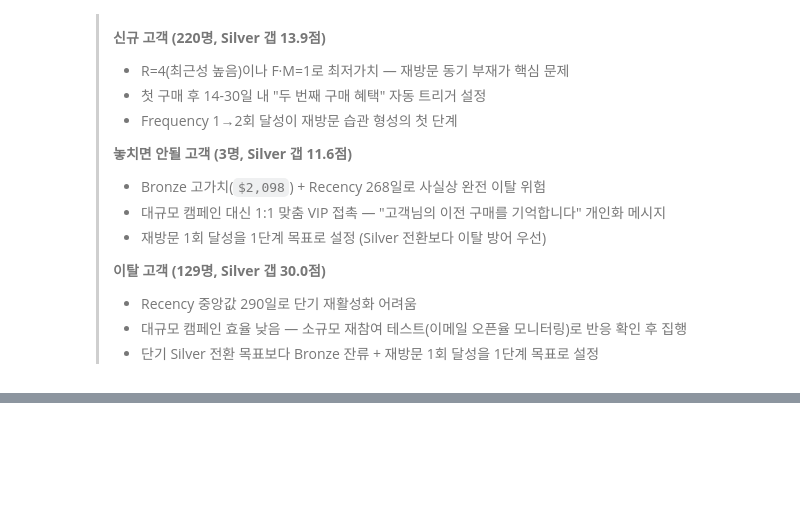
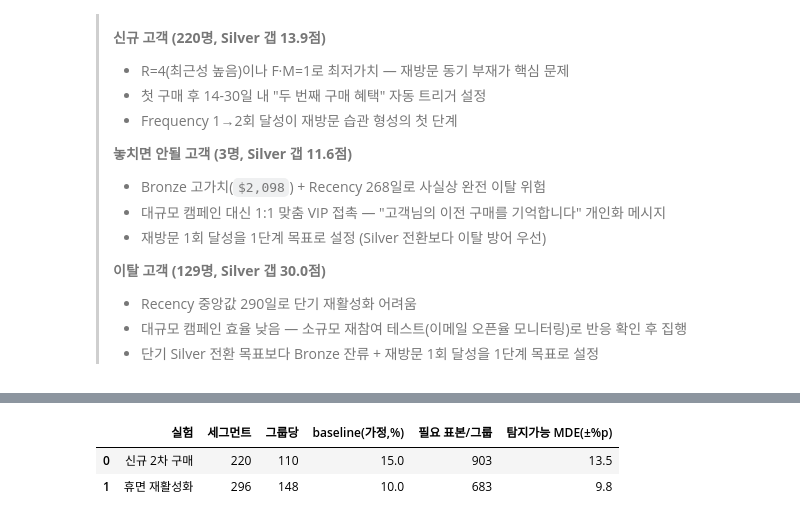
Before and after one commit to kth530/dacon_e_commerce, a Jupyter notebook: notebooks/04_segment_bronze.ipynb, the cells around one changed output, grey strips where cells are left out. Drawn from its saved outputs; the diff is of its cells as text; code cells hidden in the pictures; blank space fills up the shorter version.

```diff
--- a/notebooks/04_segment_bronze.ipynb
+++ b/notebooks/04_segment_bronze.ipynb
@@ -1053,0 +1065,39 @@ Gold·Silver에서 관찰된 계절성 패턴과 달리 Bronze는 **이탈 시
+# %%
+# A/B 표본 크기·검정력 산정 — 실험 결과가 아니라 세그먼트 인원으로 "필요 표본 vs 현재"를 계산
+from scipy.stats import norm
+
+def required_n(p1, mde, alpha=0.05, power=0.8):
+    """2-표본 비율 검정에서 p1 대비 +mde(절대) 탐지에 필요한 그룹당 표본."""
+    p2 = p1 + mde
+    z = norm.ppf(1 - alpha / 2) + norm.ppf(power)
+    return (z ** 2 * (p1 * (1 - p1) + p2 * (1 - p2))) / (p1 - p2) ** 2
+
+def detectable_mde(p1, n_per_group, alpha=0.05, power=0.8):
+    """그룹당 n_per_group에서 탐지 가능한 최소 효과(±%p, 근사)."""
+    z = norm.ppf(1 - alpha / 2) + norm.ppf(power)
+    return z * (2 * p1 * (1 - p1) / n_per_group) ** 0.5
+
+# (실험, 세그먼트 인원, baseline 가정, 목표 상승폭 +%p)
+plans = [
+    ("신규 2차 구매", 220, 0.15, 0.05),
+    ("휴면 재활성화", 296, 0.10, 0.05),
+]
+
+rows = []
+for name, n_seg, p1, mde in plans:
+    n_grp = n_seg / 2
+    rows.append({
+        "실험": name,
+        "세그먼트": n_seg,
+        "그룹당": int(n_grp),
+        "baseline(가정,%)": round(p1 * 100, 1),
+        "필요 표본/그룹": int(round(required_n(p1, mde))),
+        "탐지가능 MDE(±%p)": round(detectable_mde(p1, n_grp) * 100, 1),
+    })
+
+ab_power = pd.DataFrame(rows)
+ab_power
+# %% [output]
+|  | 실험 | 세그먼트 | 그룹당 | baseline(가정,%) | 필요 표본/그룹 | 탐지가능 MDE(±%p) |
+| 0 | 신규 2차 구매 | 220 | 110 | 15.0 | 903 | 13.5 |
+| 1 | 휴면 재활성화 | 296 | 148 | 10.0 | 683 | 9.8 |
```
Also changed, not shown: parts of 1 cell of this notebook, 3 other files.
